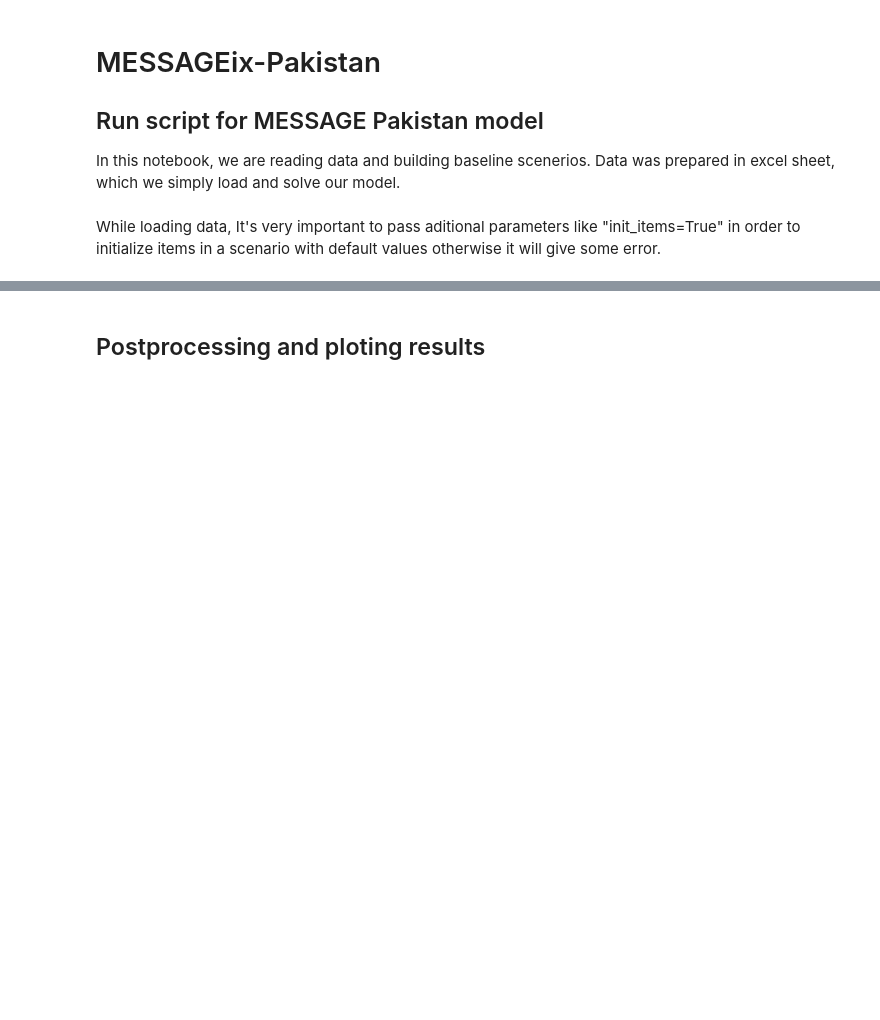
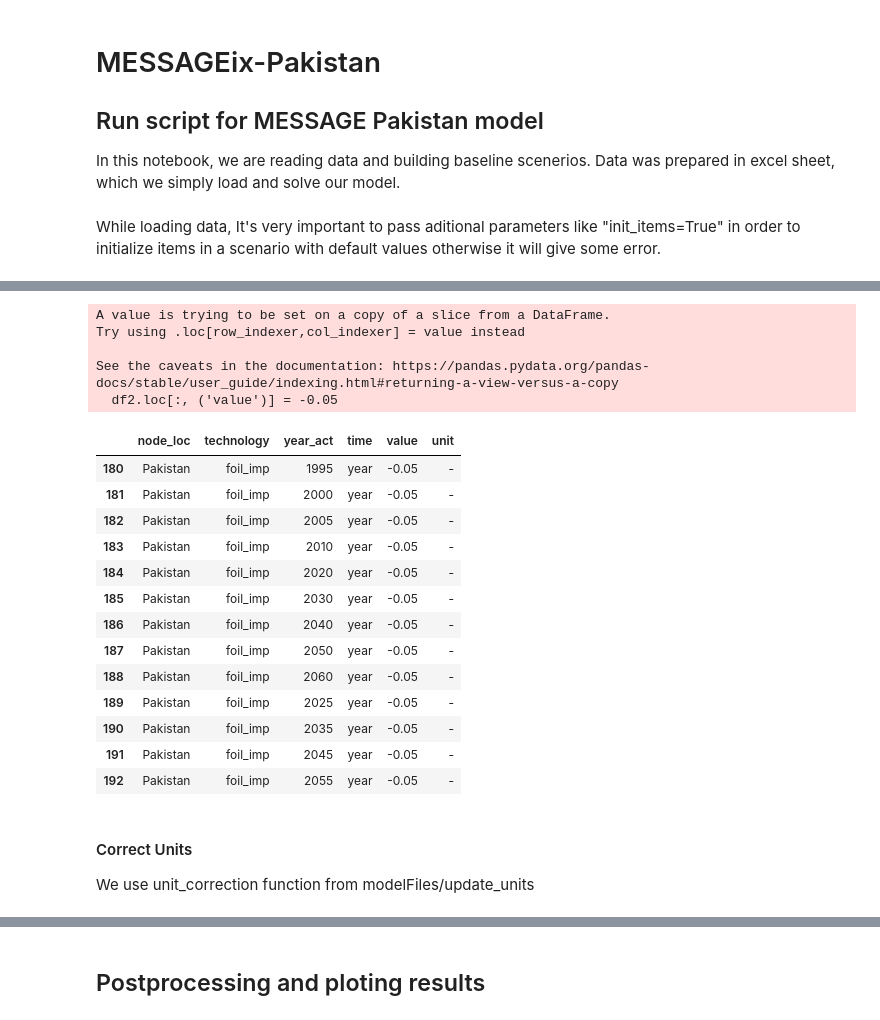
Before and after one commit to LUMS-WIT/NEST-Pakistan, a Jupyter notebook: model/pakistan_model.ipynb, the cells around one changed output, grey strips where cells are left out. Drawn from its saved outputs; the diff is of its cells as text; code cells hidden in the pictures; blank space fills up the shorter version.

```diff
--- a/model/pakistan_model.ipynb
+++ b/model/pakistan_model.ipynb
@@ -42,0 +305,11 @@ scenario.read_excel(path, add_units=True, commit_steps=False, init_items=True)
+# %%
+df = make_df('bound_activity_lo',
+                     node_loc = 'Pakistan',
+                     technology = 'foil_imp',
+                      year_act = 2020,
+                      mode = 'P',
+                      time = 'year',
+                      value = 8.9,
+                      unit = 'GWa')
+
+scenario.add_par('bound_activity_lo', df)
@@ -42,0 +329,27 @@ scenario.read_excel(path, add_units=True, commit_steps=False, init_items=True)
+# %%
+df = scenario.par('growth_activity_lo')
+df2 = df[df['technology'] == "foil_imp"]
+df2.loc[:, ('value')] = -0.05
+scenario.add_par('growth_activity_lo', df2)
+df3 = scenario.par('growth_activity_lo')
+df3[df3['technology'] == "foil_imp"]
+# %% [output]
+A value is trying to be set on a copy of a slice from a DataFrame.
+Try using .loc[row_indexer,col_indexer] = value instead
+
+See the caveats in the documentation: https://pandas.pydata.org/pandas-docs/stable/user_guide/indexing.html#returning-a-view-versus-a-copy
+  df2.loc[:, ('value')] = -0.05
+|  | node_loc | technology | year_act | time | value | unit |
+| 180 | Pakistan | foil_imp | 1995 | year | -0.05 | - |
+| 181 | Pakistan | foil_imp | 2000 | year | -0.05 | - |
+| 182 | Pakistan | foil_imp | 2005 | year | -0.05 | - |
+| 183 | Pakistan | foil_imp | 2010 | year | -0.05 | - |
+| 184 | Pakistan | foil_imp | 2020 | year | -0.05 | - |
+| 185 | Pakistan | foil_imp | 2030 | year | -0.05 | - |
+| 186 | Pakistan | foil_imp | 2040 | year | -0.05 | - |
+| 187 | Pakistan | foil_imp | 2050 | year | -0.05 | - |
+| 188 | Pakistan | foil_imp | 2060 | year | -0.05 | - |
+| 189 | Pakistan | foil_imp | 2025 | year | -0.05 | - |
+| 190 | Pakistan | foil_imp | 2035 | year | -0.05 | - |
+| 191 | Pakistan | foil_imp | 2045 | year | -0.05 | - |
+| 192 | Pakistan | foil_imp | 2055 | year | -0.05 | - |
@@ -42,0 +360,3 @@ scenario.read_excel(path, add_units=True, commit_steps=False, init_items=True)
+# %% [markdown]
+#### Correct Units
+We use unit_correction function from modelFiles/update_units
```
Also changed, not shown: parts of 62 cells of this notebook, 13 other files.
